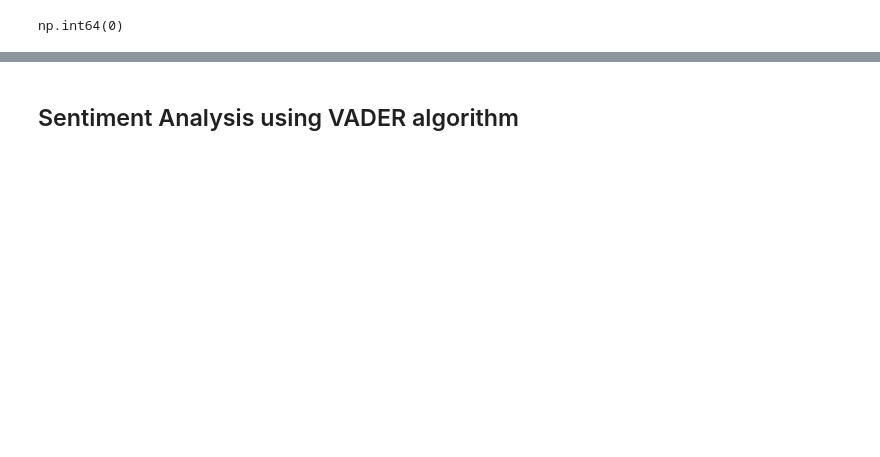
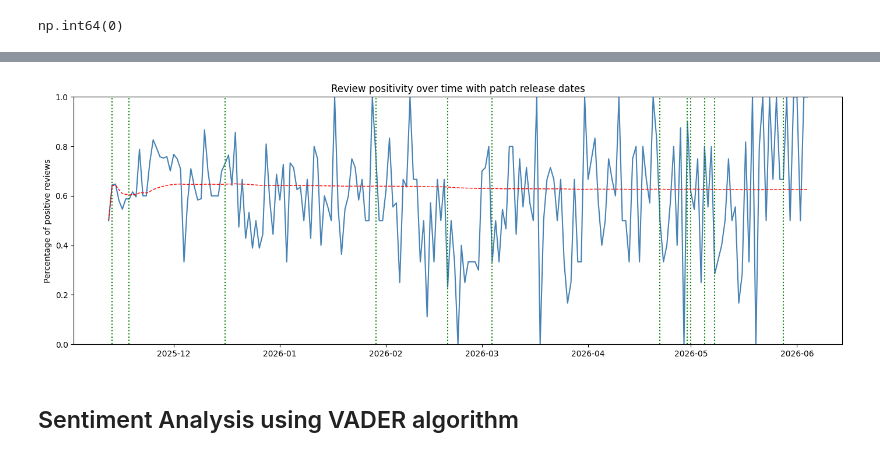
Before and after one commit to GabrielaTranslite/Sentiment_Analysis_Video_Games, a Jupyter notebook: sentiment_analysis.ipynb, the cells around one changed output, grey strips where cells are left out. Drawn from its saved outputs; the diff is of its cells as text; code cells hidden in the pictures; blank space fills up the shorter version.

Commit message:
Additional analyzes, added patches

```diff
--- a/sentiment_analysis.ipynb
+++ b/sentiment_analysis.ipynb
@@ -133,0 +153,3 @@ plt.show()
+# %%
+patch_dates = pd.read_csv('anno_117_pax_romana_patches.csv')
+patch_dates.head(18)
@@ -133,0 +175,7 @@ plt.show()
+# %%
+# Converting patch release dates to datetime
+patch_dates['Date'] = pd.to_datetime(patch_dates['Date'])
+
+# Dropping the rows with patch notes publication dates, as they are not relevant for the analysis
+patch_dates = patch_dates[~patch_dates['Title'].str.contains('notes', case=False)]
+patch_dates.head(18)
@@ -134,3 +196,44 @@ plt.show()
+# %%
+# Score mean and number of reviews in the periods between patch releases and announcements
+releases = reviews.groupby(reviews['publish_date']).agg(
+    avg_score = ('voted_up', 'mean'),
+    review_count = ('voted_up', 'count')
+).reset_index()
+
+# Running (cumulative) average up to each date
+daily['running_avg'] = (
+    (daily['avg_score'] * daily['review_count']).cumsum()
+    / daily['review_count'].cumsum()
+)
+
+# Chart with patch release dates
+fig, ax1 = plt.subplots(figsize=(14, 5))
+ax1.plot(daily['publish_date'],
+         daily['avg_score'],
+         color = 'steelblue',
+         label = '% of positive reviews')
+ax1.set_ylabel('Percentage of positive reviews')
+ax1.set_ylim(0,1)
+
+# Adding vertical lines for patch release dates
+plt.vlines(patch_dates['Date'], ymin=0, ymax=1, color='green', linestyle=':', label='Patch release')
+
+
+# Running average line
+ax1.plot(daily['publish_date'],
+         daily['running_avg'],
+         color='red', linestyle='--', linewidth=1,
+         label='Running average')
+
+# Adding legend for the lines
+...
+
+
+plt.title('Review positivity over time with patch release dates')
+fig.tight_layout()
+plt.show()
+# %% [output]
+[figure, added]
 # %% [markdown]
 ## Sentiment Analysis using VADER algorithm
 # %%
```
Also changed, not shown: parts of 34 cells of this notebook, 6 other files.
